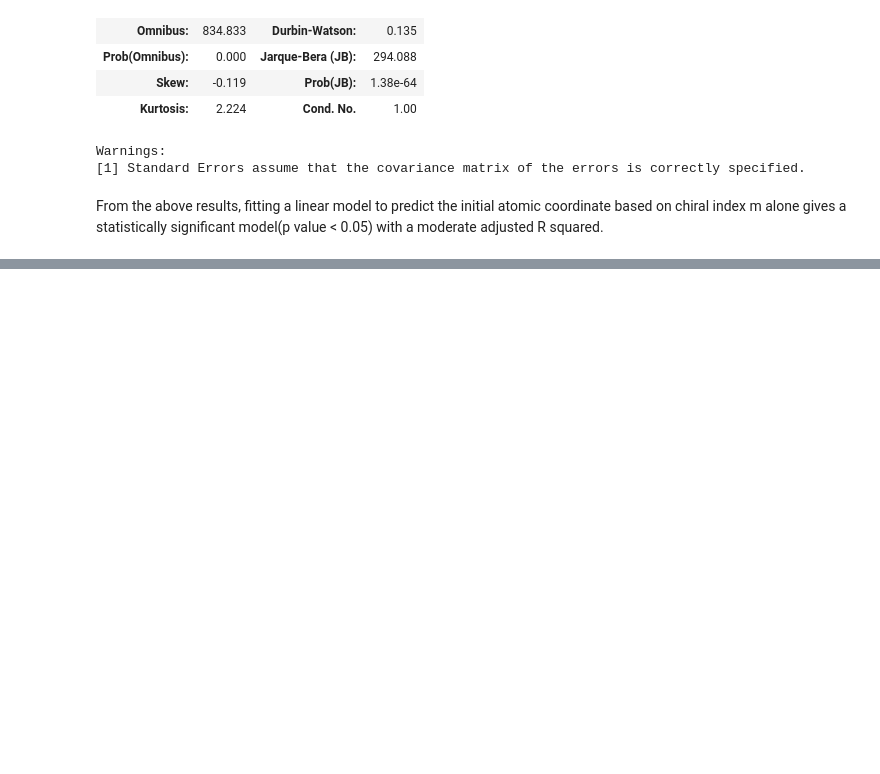
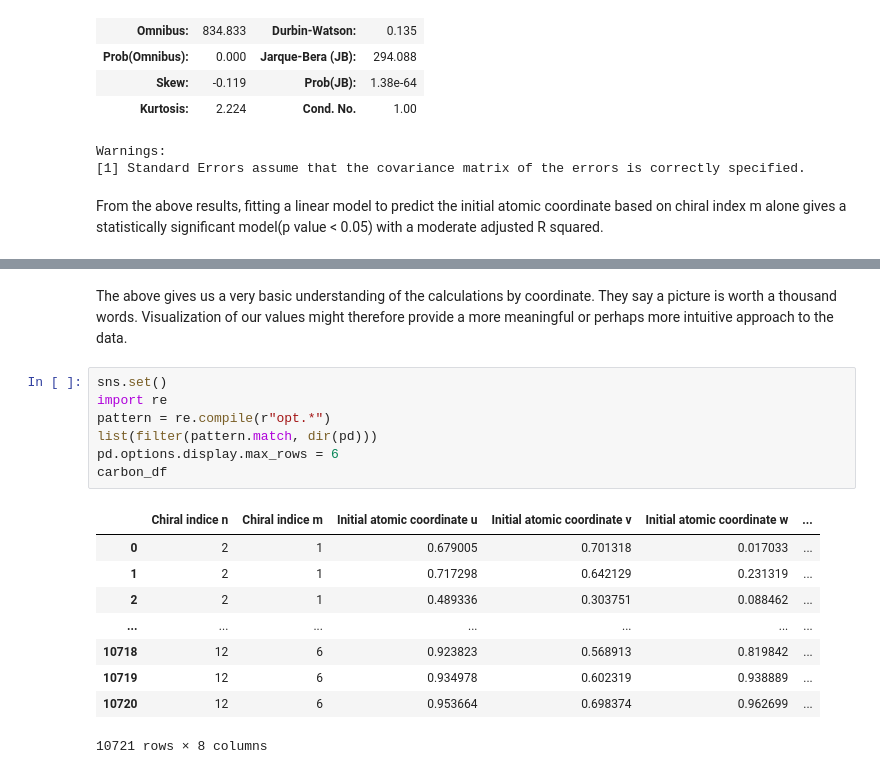
Before and after one commit to Nelson-Gon/sweetpy, a Jupyter notebook: regression_with_python.ipynb, the cells around one changed output, grey strips where cells are left out. Drawn from its saved outputs; the diff is of its cells as text; blank space fills up the shorter version.

```diff
--- a/regression_with_python.ipynb
+++ b/regression_with_python.ipynb
@@ -136,0 +187,19 @@ From the above results, fitting a linear model to predict the initial atomic coo
+# %% [markdown]
+The above gives us a very basic understanding of the calculations by coordinate. They say a picture is worth a thousand words. Visualization of our values might therefore provide a more meaningful or perhaps more intuitive approach to the data.
+# %%
+sns.set()
+import re
+pattern = re.compile(r"opt.*")
+list(filter(pattern.match, dir(pd)))
+pd.options.display.max_rows = 6
+carbon_df
+# %% [output]
+|  | Chiral indice n | Chiral indice m | Initial atomic coordinate u | Initial atomic coordinate v | Initial atomic coordinate w | ... |
+| 0 | 2 | 1 | 0.679005 | 0.701318 | 0.017033 | ... |
+| 1 | 2 | 1 | 0.717298 | 0.642129 | 0.231319 | ... |
+| 2 | 2 | 1 | 0.489336 | 0.303751 | 0.088462 | ... |
+| ... | ... | ... | ... | ... | ... | ... |
+| 10718 | 12 | 6 | 0.923823 | 0.568913 | 0.819842 | ... |
+| 10719 | 12 | 6 | 0.934978 | 0.602319 | 0.938889 | ... |
+| 10720 | 12 | 6 | 0.953664 | 0.698374 | 0.962699 | ... |
+10721 rows × 8 columns
```
Also changed, not shown: parts of 5 cells of this notebook.
